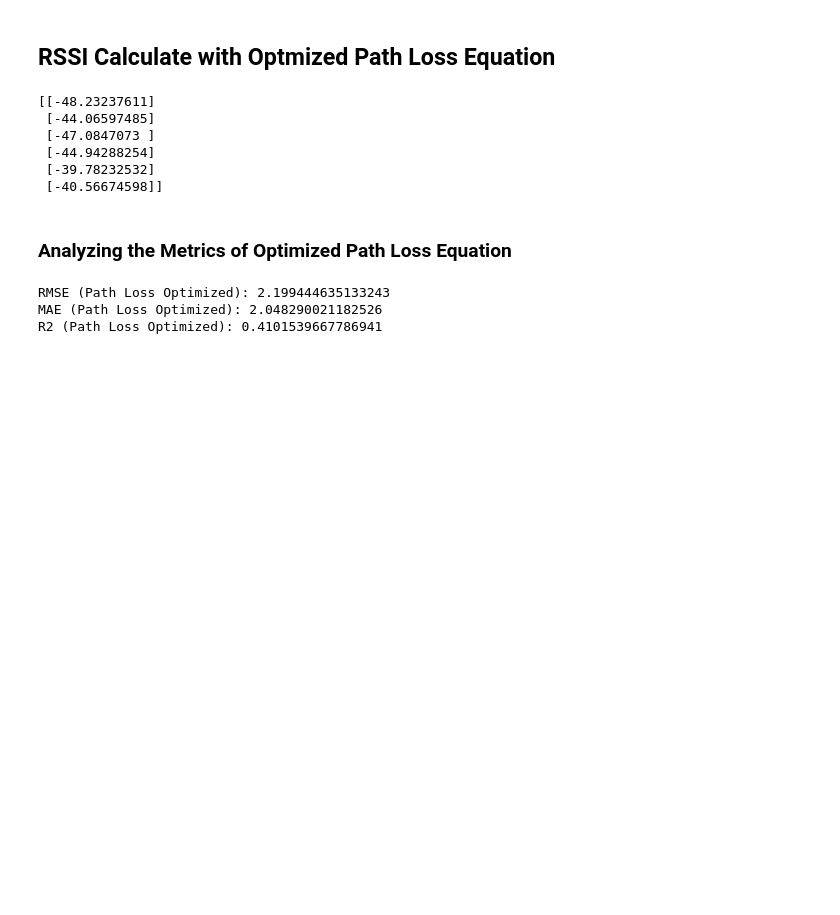
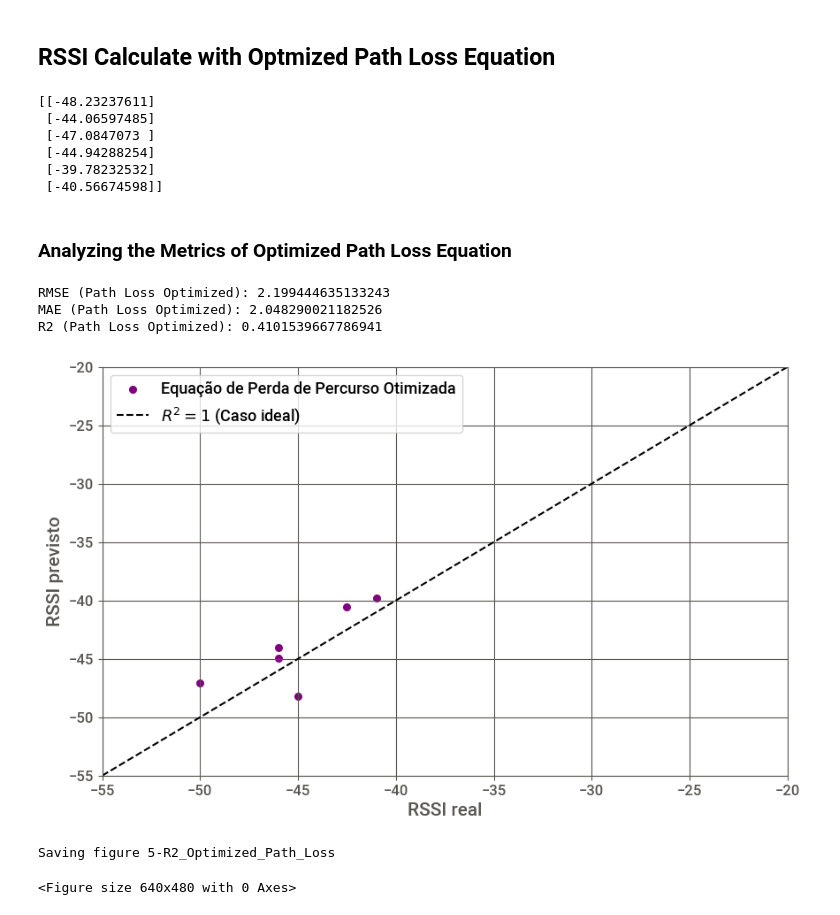
Before and after one commit to albert-santos/path_loss_prediction, a Jupyter notebook: path_loss_prediction.ipynb, the cells around one changed output. Drawn from its saved outputs; the diff is of its cells as text; code cells hidden in the pictures; blank space fills up the shorter version.

Commit message:
Plots the R2 figure of the Path Loss Optimized Equation
Plots anda saves the figure

```diff
--- a/path_loss_prediction.ipynb
+++ b/path_loss_prediction.ipynb
@@ -471,3 +471,13 @@ print(f'R2 (Path Loss Optimized): {path_loss_opt_r2}')
 RMSE (Path Loss Optimized): 2.199444635133243
 MAE (Path Loss Optimized): 2.048290021182526
 R2 (Path Loss Optimized): 0.4101539667786941
+# %%
+# Plot the R2 of the Optimized Path Loss
+fig_r2_path_loss_loss_opt = plot_r2(y_test, Pr, 'Equação de Perda de Percurso Otimizada', color='purple')
+
+# Save the R2 of the Optimized Path Loss
+save_fig('5-R2_Optimized_Path_Loss', fig_extension='png', resolution=300, figure=fig_r2_path_loss_loss_opt)
+# %% [output]
+[figure, added]
+Saving figure 5-R2_Optimized_Path_Loss
+<Figure size 640x480 with 0 Axes>
```
Also changed, not shown: 1 other file.
